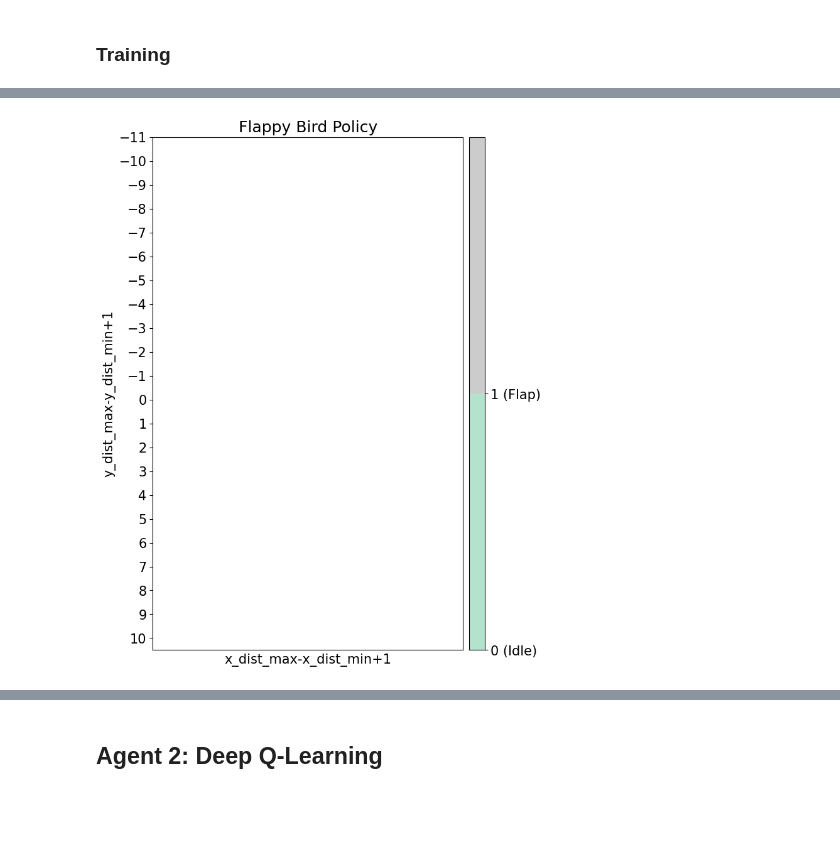
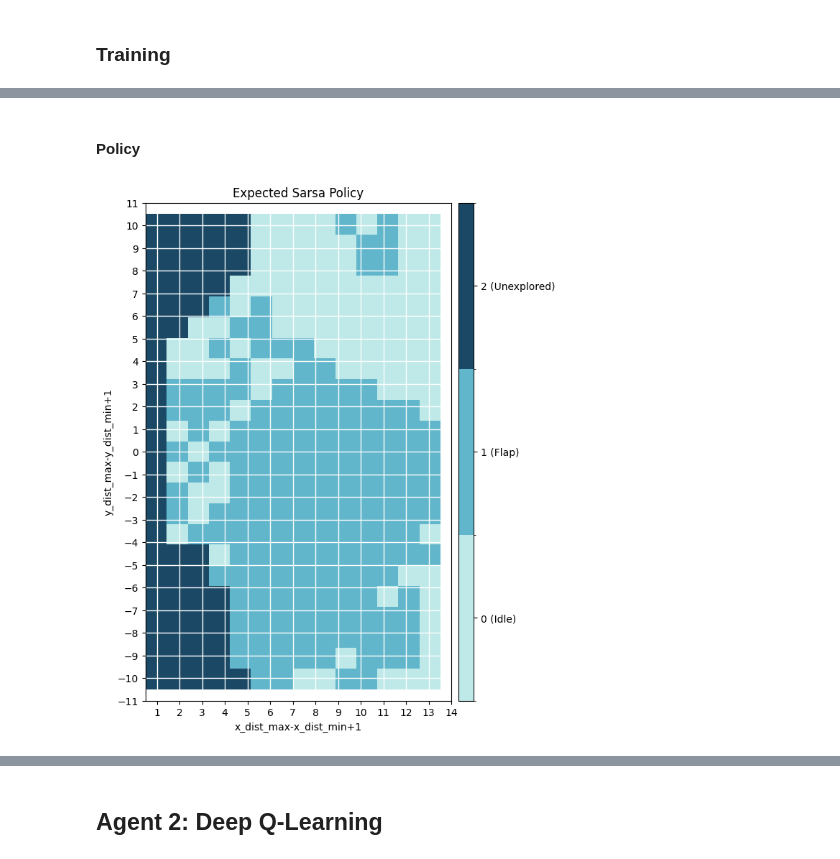
Before and after one commit to nicoboou/flappy-bird-rl, a Jupyter notebook: Text_Flappy_Bird.ipynb, the cells around one changed output, grey strips where cells are left out. Cells and saved outputs as stored; diff of their text form; code cells hidden in the pictures; blank space fills up the shorter version.

```diff
--- a/Text_Flappy_Bird.ipynb
+++ b/Text_Flappy_Bird.ipynb
@@ -27,5 +38,5 @@ from models.base_agent import BaseAgent
 # %%
-plt.rcParams.update({'font.size': 15})
-plt.rcParams.update({'figure.figsize': [10,5]})
+plt.rcParams.update({'font.size': 10})
+plt.rcParams.update({'figure.figsize': [7,9]})
 # %% [markdown]
 ## Environment
@@ -147,3 +118,6 @@ Run:  9000 Average Score:  8.1
 # %%
-with open('./models/expected_sarsa_q_values.pickle', 'rb') as handle:
+with open('./models/ExpectedSarsaAgent/ExpectedSarsaAgent_q_values.pickle', 'rb') as handle:
     q = pickle.load(handle)
+
+with open('./models/ExpectedSarsaAgent/ExpectedSarsaAgent_results.pickle', 'rb') as handle:
+    expected_sarsa_results = pickle.load(handle)
@@ -170,4 +124,6 @@ q
+# %% [markdown]
+#### Policy
 # %%
-plot_policy(q)
+plot_policy(q, title="Expected Sarsa Policy")
 # %% [output]
-[figure, old version]
+[figure, new version]
```
Also changed, not shown: parts of 54 cells of this notebook.
